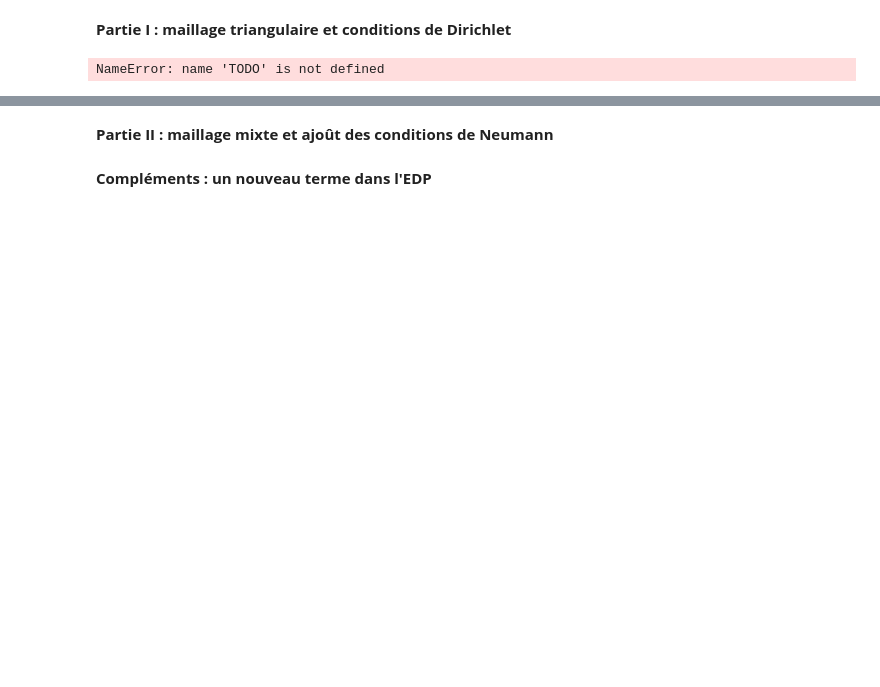
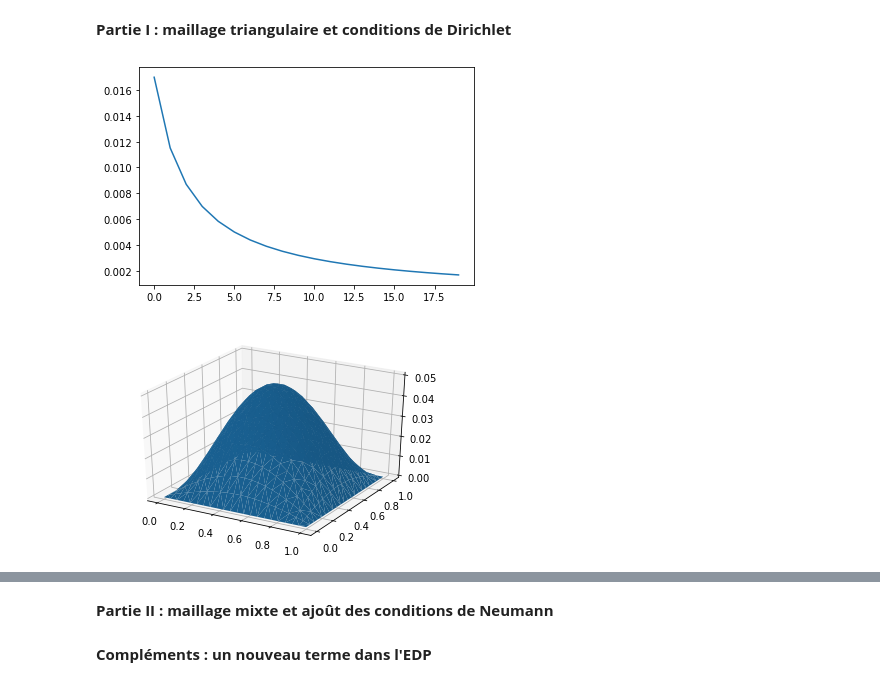
Before and after one commit to adevilde/PDE, a Jupyter notebook: TP-EDP.ipynb, the cells around one changed output, grey strips where cells are left out. Drawn from its saved outputs; the diff is of its cells as text; code cells hidden in the pictures; blank space fills up the shorter version.

```diff
--- a/TP-EDP.ipynb
+++ b/TP-EDP.ipynb
@@ -134,12 +134,12 @@ def secondMembreElem(n, coordinates, T, A, ud, f, frontiere) :
     xg, yg = sum(Tcoordinates)/3
 
 
-    for i in T :
+    for i,e in enumerate(T) :
         terme1 = alpha*f(xg,yg)/6
     #supposons g =0
     #supposons ud = 0
 
-        terme2 = sum(ud * frontiere * A[i])
+        terme2 = sum(ud * frontiere * A[e])
         bElem[i] = terme1 - terme2
 
     return bElem
@@ -158,0 +183,6 @@ def secondMembre(n, coordinates, A, ud, f, elements3) :
+# %%
+def f(x, y) :
+    return np.sin(np.pi * x) * np.sin(np.pi * y)
+
+def u(x, y) :
+    return np.sin(np.pi * x) * np.sin(np.pi * y) / (2 * np.pi**2)
@@ -159,9 +200,33 @@ def secondMembre(n, coordinates, A, ud, f, elements3) :
 # %%
-n = 4
-coordinates, elements3, dirichlet, neumann = maillage(n)
-A = raideur(n, coordinates, elements3)
-ud = np.zeros(n*n)
-f = TODO
-b = secondMembre(n, coordinates, A, ud, f, elements3)
+def solve(n, ud) :
+    coordinates, elements3, dirichlet, neumann = maillage(n)
+    dirichlet = np.sort(dirichlet, 0)
+
+    A = raideur(n, coordinates, elements3)
+    #ud = np.zeros(n*n)
+    b = secondMembre(n, coordinates, A, ud, f, elements3)
+    Ared = reduireA(A, dirichlet)
+    bred = reduireB(b, dirichlet)
+
+    x = np.linalg.solve(Ared, np.transpose(bred))
+    sol = rassembler(dirichlet, ud, x, n)
+
+    theorique = [u(p[0], p[1]) for p in coordinates]
+
+    return sol, theorique, coordinates
-# %% [output]
-NameError: name 'TODO' is not defined
+# %%
+def erroPlot(theorique, r) :
+    err = []
+    for i in range(r) :
+        n = i + 3
+        ud = np.zeros(n*n)
+        sol, theorique, coordinates = solve(n, ud)
+        err += [np.linalg.norm(theorique - sol)]
+    plt.plot(err)
+    show(coordinates,sol)
+# %%
+
+erroPlot(theorique, 20)
+# %% [output]
+[figure, added]
+[figure, added]
```
Also changed, not shown: parts of 5 cells of this notebook.
